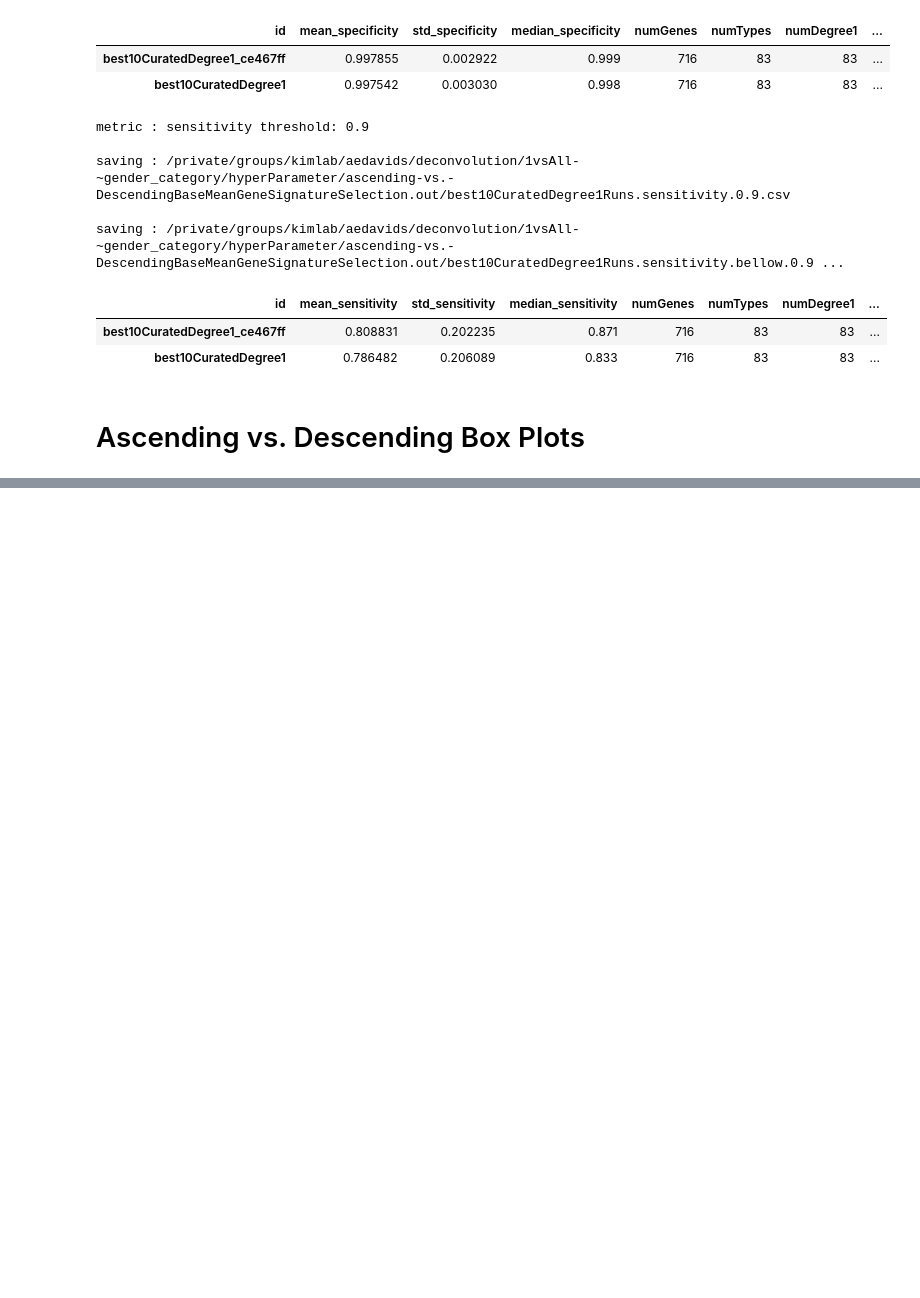
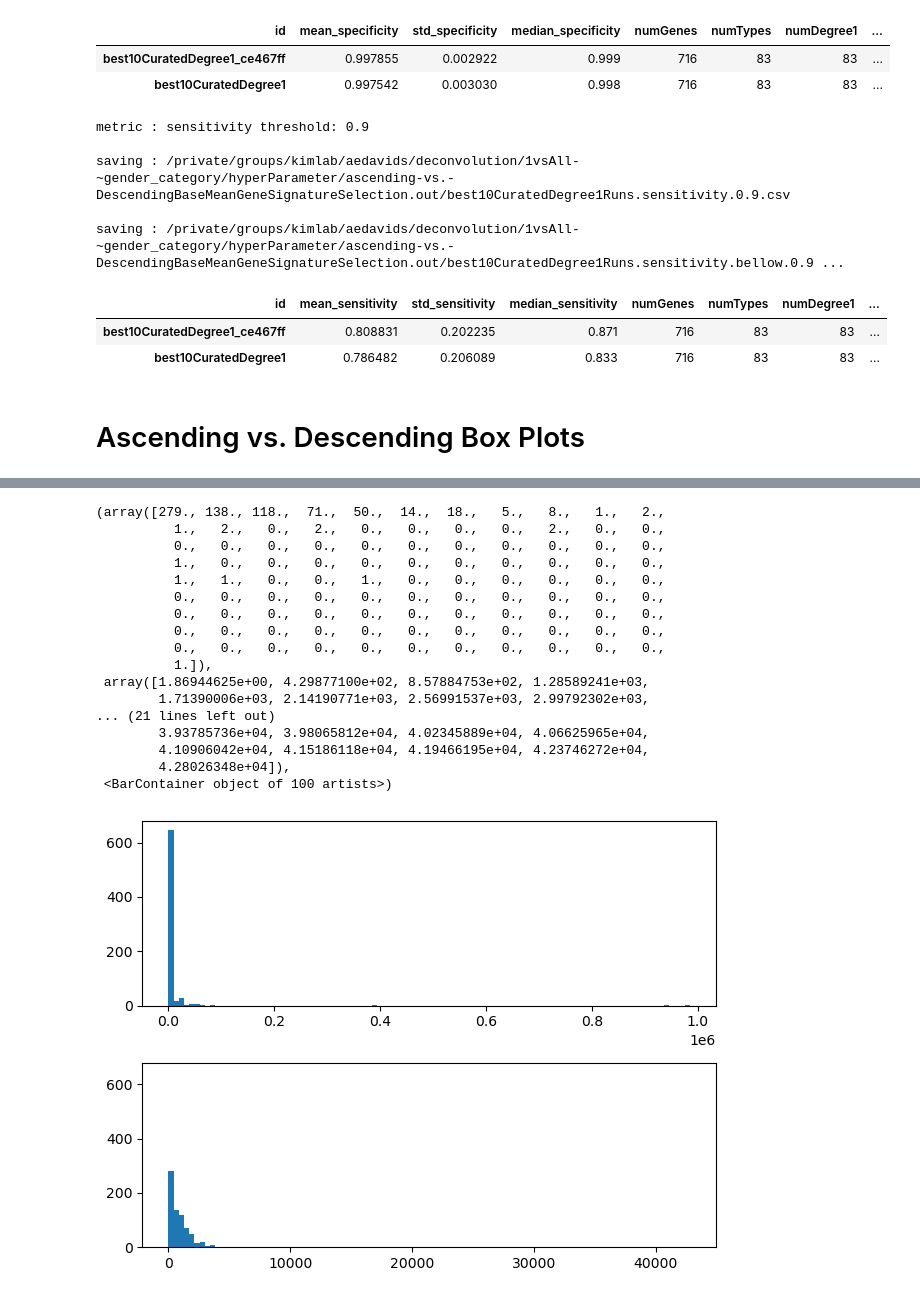
Before and after one commit to aedavids/extraCellularRNA, a Jupyter notebook: deconvolutionAnalysis/jupyterNotebooks/hyperParameterTunning/ascending-vs.-DescendingBaseMeanGeneSignatureSelection.ipynb, the cells around one changed output, grey strips where cells are left out. Cells and saved outputs as stored; diff of their text form; code cells hidden in the pictures; blank space fills up the shorter version.

```diff
--- a/deconvolutionAnalysis/jupyterNotebooks/hyperParameterTunning/ascending-vs.-DescendingBaseMeanGeneSignatureSelection.ipynb
+++ b/deconvolutionAnalysis/jupyterNotebooks/hyperParameterTunning/ascending-vs.-DescendingBaseMeanGeneSignatureSelection.ipynb
@@ -274,0 +367,24 @@ assert len(desendingBaseMeans) == 716 , f"ERROR len(desendingBaseMeans) = {len(d
+# %%
+fig, axs = plt.subplots(2, 1, sharey=True, tight_layout=True)
+nBins = 100 #50# 25
+axs[0].hist(baseMeansDF.loc[:, "descending"], bins=nBins)
+axs[1].hist(baseMeansDF.loc[:, "ascending"], bins=nBins)
+# %% [output]
+(array([279., 138., 118.,  71.,  50.,  14.,  18.,   5.,   8.,   1.,   2.,
+          1.,   2.,   0.,   2.,   0.,   0.,   0.,   0.,   2.,   0.,   0.,
+          0.,   0.,   0.,   0.,   0.,   0.,   0.,   0.,   0.,   0.,   0.,
+          1.,   0.,   0.,   0.,   0.,   0.,   0.,   0.,   0.,   0.,   0.,
+          1.,   1.,   0.,   0.,   1.,   0.,   0.,   0.,   0.,   0.,   0.,
+          0.,   0.,   0.,   0.,   0.,   0.,   0.,   0.,   0.,   0.,   0.,
+          0.,   0.,   0.,   0.,   0.,   0.,   0.,   0.,   0.,   0.,   0.,
+          0.,   0.,   0.,   0.,   0.,   0.,   0.,   0.,   0.,   0.,   0.,
+          0.,   0.,   0.,   0.,   0.,   0.,   0.,   0.,   0.,   0.,   0.,
+          1.]),
+ array([1.86944625e+00, 4.29877100e+02, 8.57884753e+02, 1.28589241e+03,
+        1.71390006e+03, 2.14190771e+03, 2.56991537e+03, 2.99792302e+03,
+... (21 lines left out)
+        3.93785736e+04, 3.98065812e+04, 4.02345889e+04, 4.06625965e+04,
+        4.10906042e+04, 4.15186118e+04, 4.19466195e+04, 4.23746272e+04,
+        4.28026348e+04]),
+ <BarContainer object of 100 artists>)
+[figure, added]
```
Also changed, not shown: parts of 6 cells of this notebook, 1 other file.
